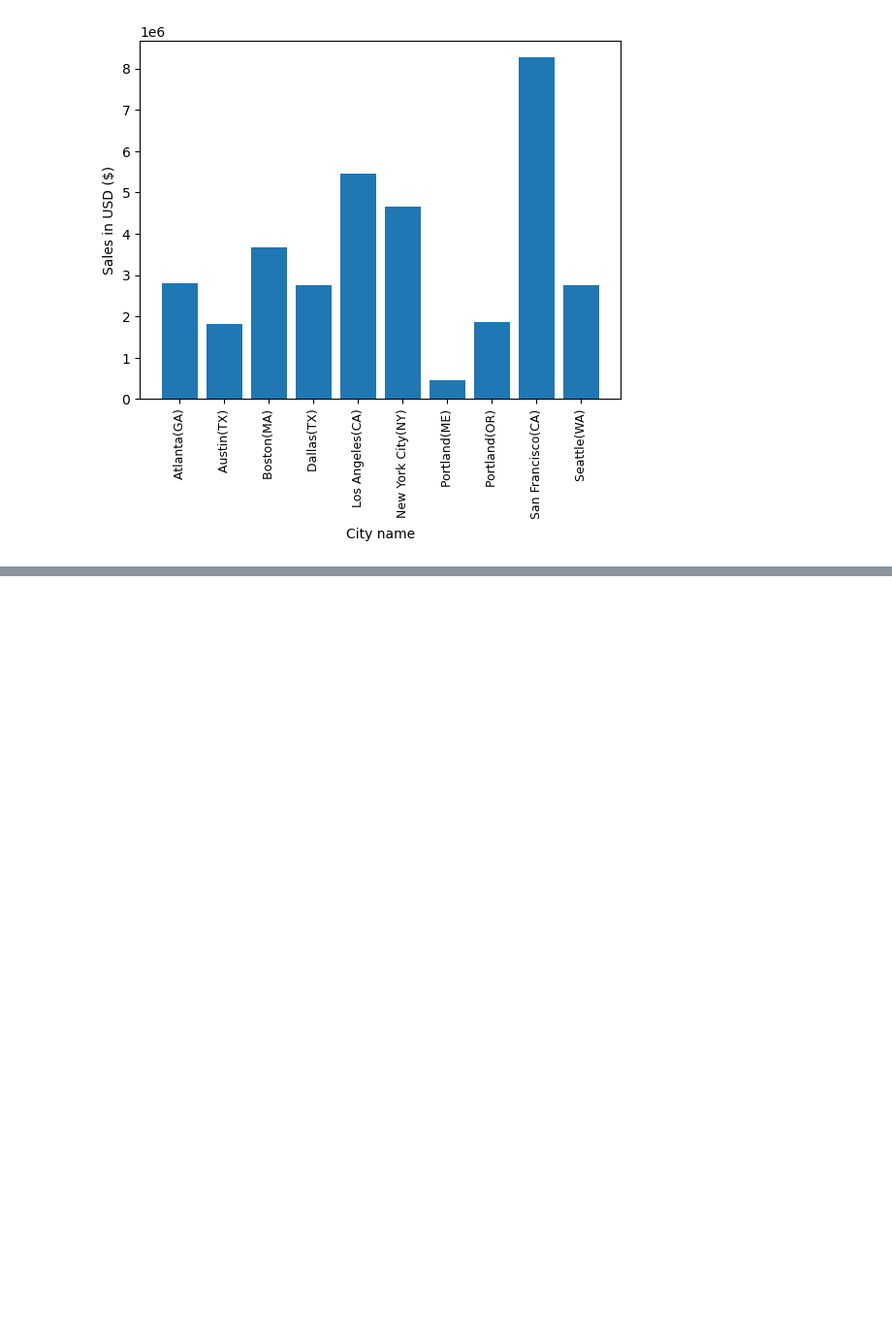
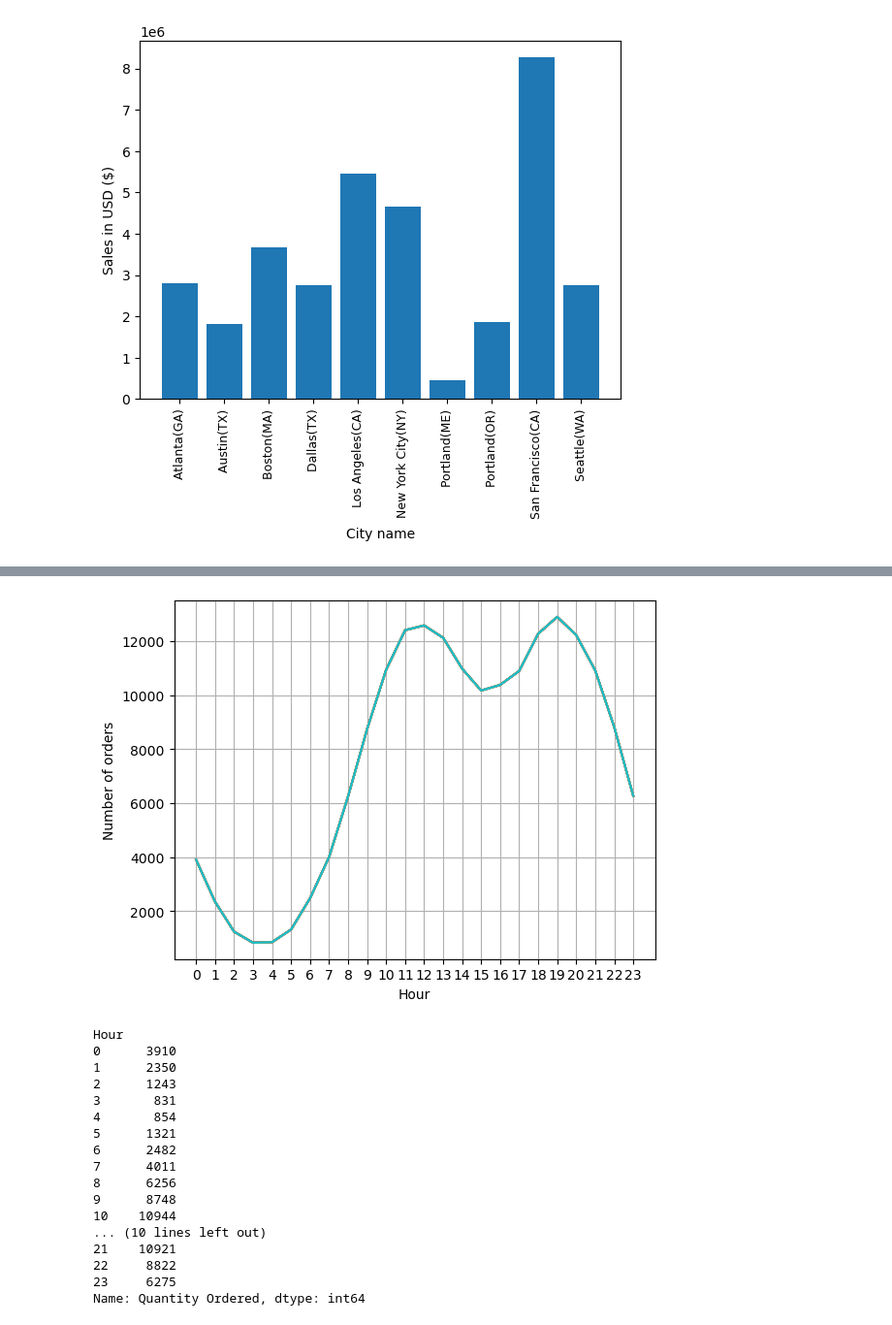
Before and after one commit to jaiswal5/Sales_Analysis, a Jupyter notebook: Sales_Analysis.ipynb, the cells around one changed output, grey strips where cells are left out. Shown: that part at 97% size. Cells and saved outputs as stored; diff of their text form; code cells hidden in the pictures; blank space fills up the shorter version.

```diff
--- a/Sales_Analysis.ipynb
+++ b/Sales_Analysis.ipynb
@@ -196,0 +199,2 @@ plt.show()
+# %%
+all_data['Order Date'] =pd.to_datetime(all_data['Order Date'])
@@ -196,0 +210,4 @@ plt.show()
+# %%
+all_data['Hour'] = all_data['Order Date'].dt.hour
+all_data['Minute'] = all_data['Order Date'].dt.minute
+all_data.head()
@@ -196,0 +221,33 @@ plt.show()
+# %%
+hours =[hour for hour, df in all_data.groupby('Hour')]
+plt.plot(hours, all_data.groupby(['Hour']).count())
+plt.xticks(hours)
+plt.xlabel('Hour')
+plt.ylabel('Number of orders')
+plt.grid()
+plt.show()
+
+#all_data.groupby(['Hour']).count()
+all_data.groupby(['Hour']).count()['Quantity Ordered']
+
+
+#so my recommendation is around 11am (11) or 7pm(19)
+# %% [output]
+[figure, added]
+Hour
+0      3910
+1      2350
+2      1243
+3       831
+4       854
+5      1321
+6      2482
+7      4011
+8      6256
+9      8748
+10    10944
+... (10 lines left out)
+21    10921
+22     8822
+23     6275
+Name: Quantity Ordered, dtype: int64
```
Also changed, not shown: parts of 11 cells of this notebook.
